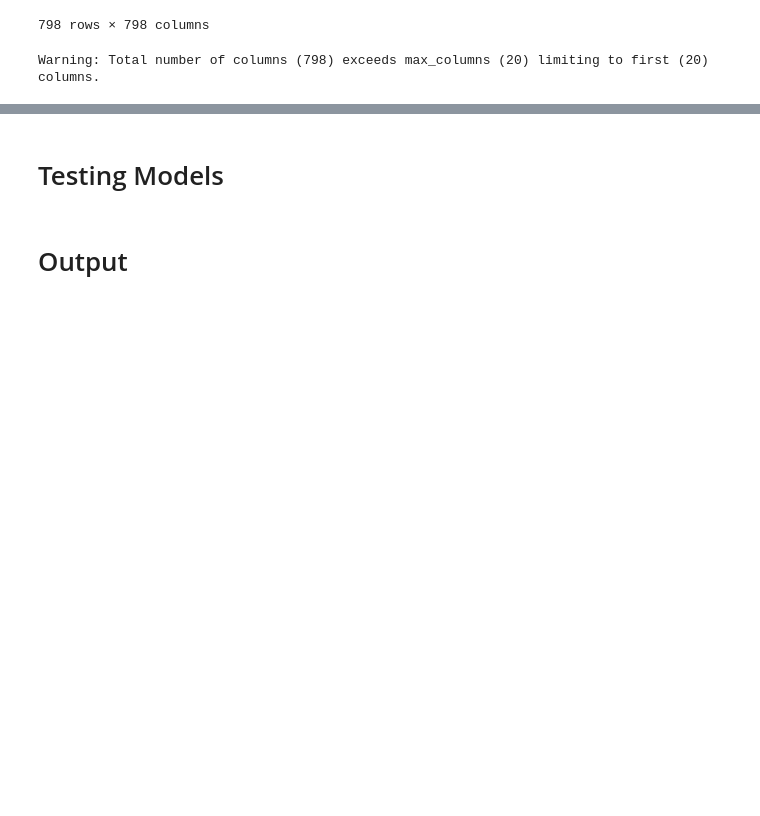
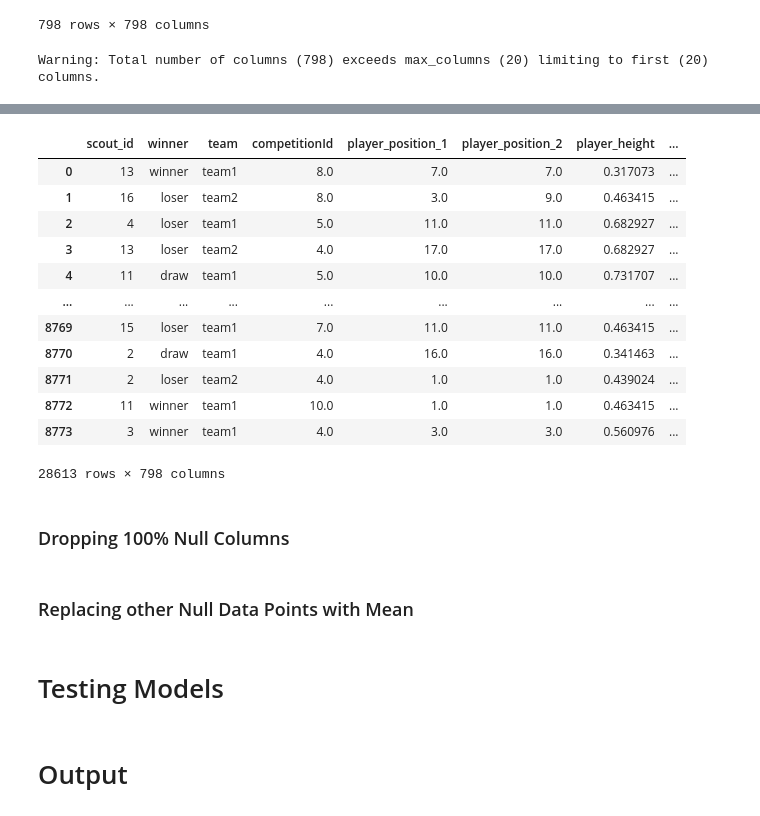
Before and after one commit to adityavsarkar19/Player-Performance-Prediction-, a Jupyter notebook: Performance_Rating_Prediction.ipynb, the cells around one changed output, grey strips where cells are left out. Cells and saved outputs as stored; diff of their text form; code cells hidden in the pictures; blank space fills up the shorter version.

```diff
--- a/Performance_Rating_Prediction.ipynb
+++ b/Performance_Rating_Prediction.ipynb
@@ -50,0 +57,25 @@ Warning: Total number of columns (798) exceeds max_columns (20) limiting to firs
+# %%
+#Dropping "rating_num" from training set
+x_train = train.drop(['rating_num'], axis = 1)
+x_test = test.copy()
+# %%
+# Dropping the row_id
+combo = pd.concat([x_train,x_test])
+combo = combo.drop(['row_id'], axis = 1)
+combo
+# %% [output]
+|  | scout_id | winner | team | competitionId | player_position_1 | player_position_2 | player_height | ... |
+| 0 | 13 | winner | team1 | 8.0 | 7.0 | 7.0 | 0.317073 | ... |
+| 1 | 16 | loser | team2 | 8.0 | 3.0 | 9.0 | 0.463415 | ... |
+| 2 | 4 | loser | team1 | 5.0 | 11.0 | 11.0 | 0.682927 | ... |
+| 3 | 13 | loser | team2 | 4.0 | 17.0 | 17.0 | 0.682927 | ... |
+| 4 | 11 | draw | team1 | 5.0 | 10.0 | 10.0 | 0.731707 | ... |
+| ... | ... | ... | ... | ... | ... | ... | ... | ... |
+| 8769 | 15 | loser | team1 | 7.0 | 11.0 | 11.0 | 0.463415 | ... |
+| 8770 | 2 | draw | team1 | 4.0 | 16.0 | 16.0 | 0.341463 | ... |
+| 8771 | 2 | loser | team2 | 4.0 | 1.0 | 1.0 | 0.439024 | ... |
+| 8772 | 11 | winner | team1 | 10.0 | 1.0 | 1.0 | 0.463415 | ... |
+| 8773 | 3 | winner | team1 | 4.0 | 3.0 | 3.0 | 0.560976 | ... |
+28613 rows × 798 columns
+# %% [markdown]
+### Dropping 100% Null Columns
@@ -50,0 +86,2 @@ Warning: Total number of columns (798) exceeds max_columns (20) limiting to firs
+# %% [markdown]
+### Replacing other Null Data Points with Mean
```
Also changed, not shown: parts of 4 cells of this notebook.
